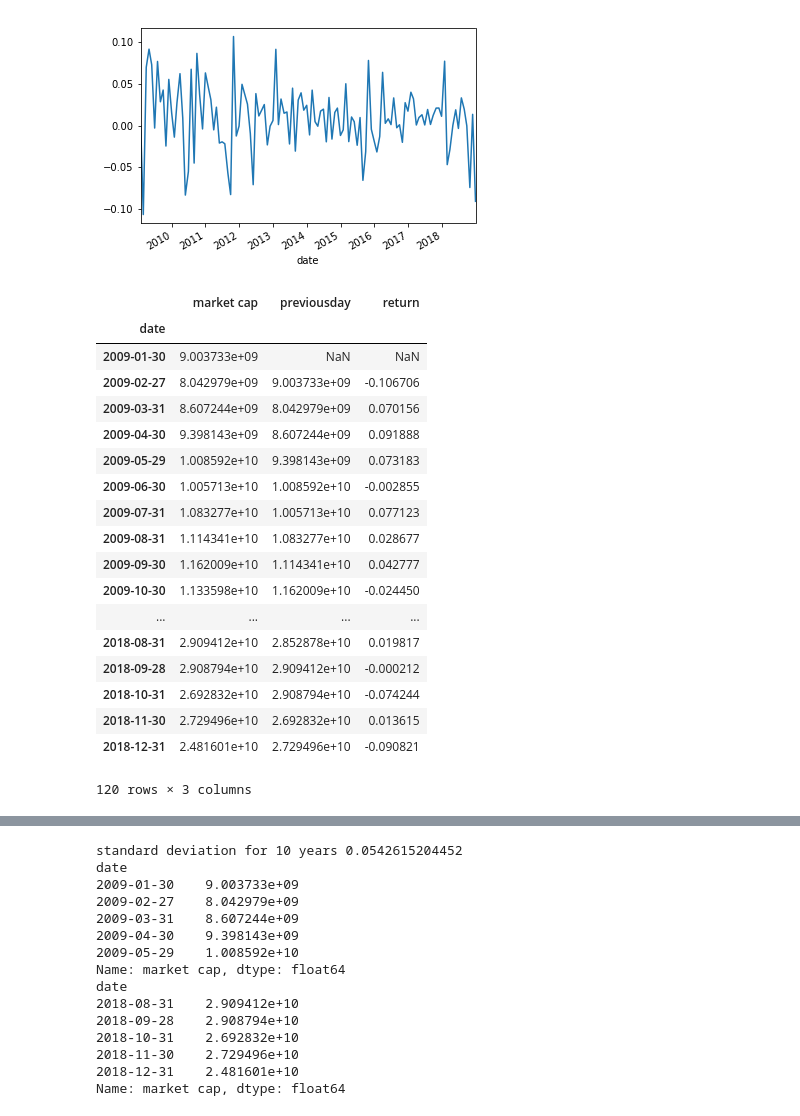
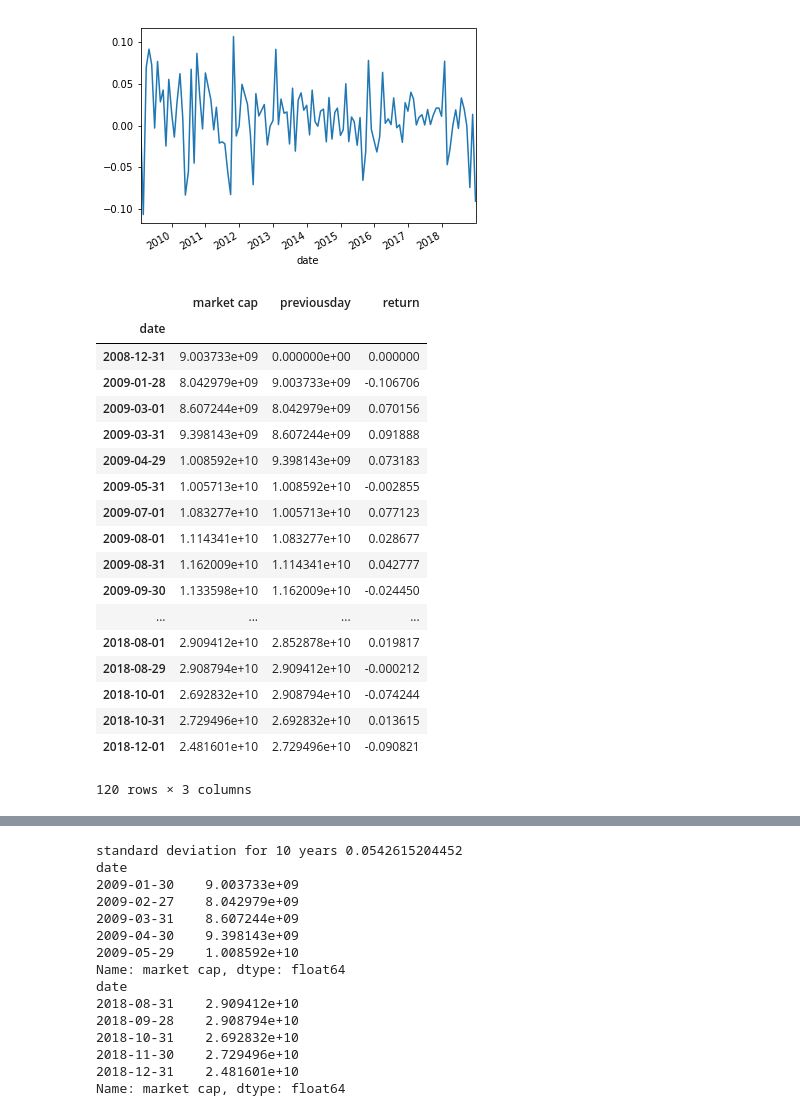
Before and after one commit to cdd6689/-FIN-SP500-DJI-tracking-portoflios, a Jupyter notebook: SP500.ipynb, the cells around one changed output, grey strips where cells are left out. Cells and saved outputs as stored; diff of their text form; code cells hidden in the pictures.

```diff
--- a/SP500.ipynb
+++ b/SP500.ipynb
@@ -390,29 +390,30 @@ sp500['return'].plot(kind = 'line')
 # %% [output]
 <matplotlib.axes._subplots.AxesSubplot at 0x...>
 [figure]
-# %%
-#check
-sp500_total
-# %% [output]
-|  | market cap | previousday | return |
-| date |  |  |  |
-| 2009-01-30 | 9.003733e+09 | NaN | NaN |
-| 2009-02-27 | 8.042979e+09 | 9.003733e+09 | -0.106706 |
-| 2009-03-31 | 8.607244e+09 | 8.042979e+09 | 0.070156 |
-| 2009-04-30 | 9.398143e+09 | 8.607244e+09 | 0.091888 |
-| 2009-05-29 | 1.008592e+10 | 9.398143e+09 | 0.073183 |
-| 2009-06-30 | 1.005713e+10 | 1.008592e+10 | -0.002855 |
-| 2009-07-31 | 1.083277e+10 | 1.005713e+10 | 0.077123 |
-| 2009-08-31 | 1.114341e+10 | 1.083277e+10 | 0.028677 |
-| 2009-09-30 | 1.162009e+10 | 1.114341e+10 | 0.042777 |
-| 2009-10-30 | 1.133598e+10 | 1.162009e+10 | -0.024450 |
-| ... | ... | ... | ... |
-| 2018-08-31 | 2.909412e+10 | 2.852878e+10 | 0.019817 |
-| 2018-09-28 | 2.908794e+10 | 2.909412e+10 | -0.000212 |
-| 2018-10-31 | 2.692832e+10 | 2.908794e+10 | -0.074244 |
-| 2018-11-30 | 2.729496e+10 | 2.692832e+10 | 0.013615 |
-| 2018-12-31 | 2.481601e+10 | 2.729496e+10 | -0.090821 |
-120 rows × 3 columns
+# %%
+#check
+from datetime import datetime, timedelta
+sp500.index = sp500.index+timedelta(days=-29)
+# %% [output]
+|  | market cap | previousday | return |
+| date |  |  |  |
+| 2008-12-31 | 9.003733e+09 | 0.000000e+00 | 0.000000 |
+| 2009-01-28 | 8.042979e+09 | 9.003733e+09 | -0.106706 |
+| 2009-03-01 | 8.607244e+09 | 8.042979e+09 | 0.070156 |
+| 2009-03-31 | 9.398143e+09 | 8.607244e+09 | 0.091888 |
+| 2009-04-29 | 1.008592e+10 | 9.398143e+09 | 0.073183 |
+| 2009-05-31 | 1.005713e+10 | 1.008592e+10 | -0.002855 |
+| 2009-07-01 | 1.083277e+10 | 1.005713e+10 | 0.077123 |
+| 2009-08-01 | 1.114341e+10 | 1.083277e+10 | 0.028677 |
+| 2009-08-31 | 1.162009e+10 | 1.114341e+10 | 0.042777 |
+| 2009-09-30 | 1.133598e+10 | 1.162009e+10 | -0.024450 |
+| ... | ... | ... | ... |
+| 2018-08-01 | 2.909412e+10 | 2.852878e+10 | 0.019817 |
+| 2018-08-29 | 2.908794e+10 | 2.909412e+10 | -0.000212 |
+| 2018-10-01 | 2.692832e+10 | 2.908794e+10 | -0.074244 |
+| 2018-10-31 | 2.729496e+10 | 2.692832e+10 | 0.013615 |
+| 2018-12-01 | 2.481601e+10 | 2.729496e+10 | -0.090821 |
+120 rows × 3 columns
 # %%
 #read in sp500 real data
 sp500real = pd.read_csv('S&P500.csv')
```
Also changed, not shown: parts of 3 cells of this notebook, 2 other files.
